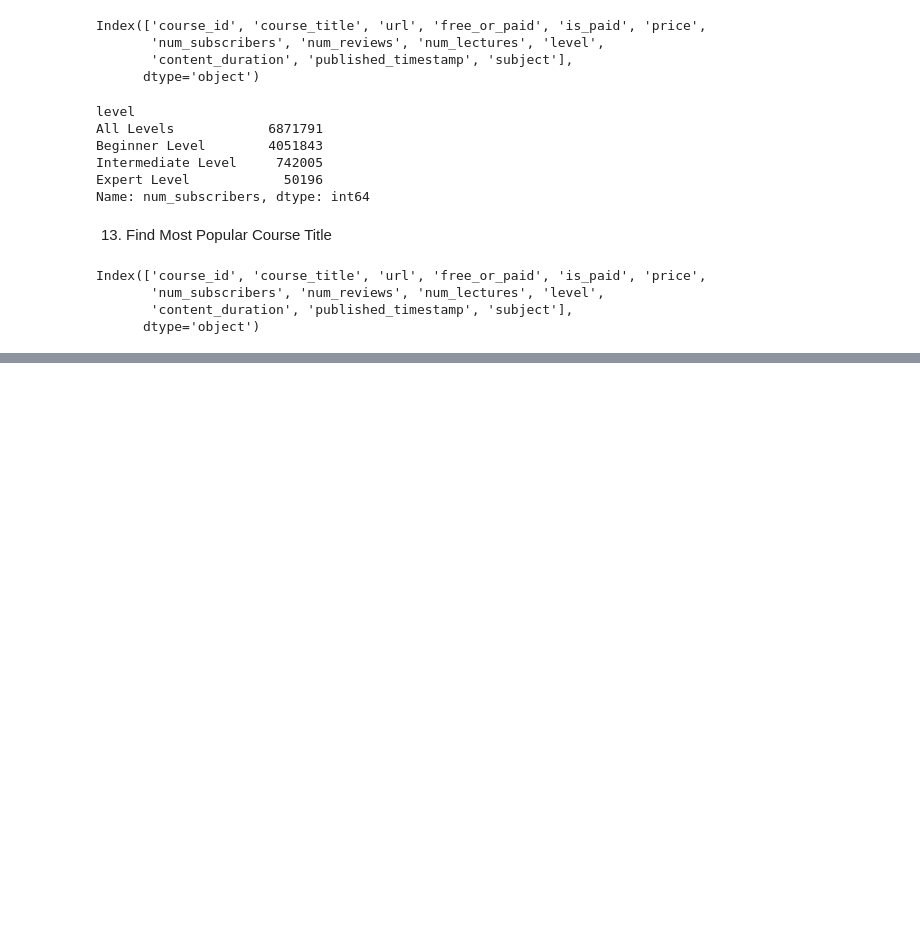
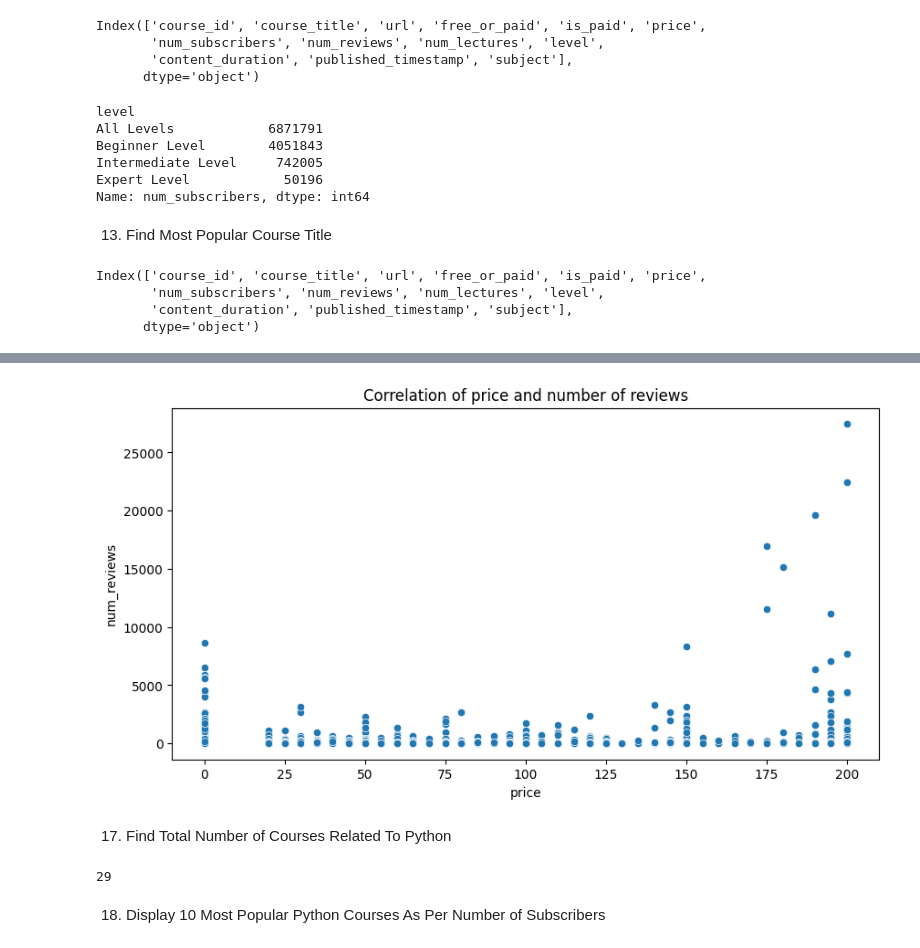
Before and after one commit to MNO-proA/Udemy_courses-case-study-Pandas_Matplotlib_Seaborn_Numpy, a Jupyter notebook: Udemy.ipynb, the cells around one changed output, grey strips where cells are left out. Cells and saved outputs as stored; diff of their text form; code cells hidden in the pictures; blank space fills up the shorter version.

```diff
--- a/Udemy.ipynb
+++ b/Udemy.ipynb
@@ -261,0 +310,14 @@ Name: num_subscribers, Length: 3663, dtype: int64
+# %%
+plt.title("Correlation of price and number of reviews")
+sns.scatterplot(data=df, x=df["price"], y=df["num_reviews"]);
+# %% [output]
+[figure, added]
+# %% [markdown]
+17. Find Total Number of Courses Related To Python
+# %%
+filt = df["course_title"].str.contains("python", case=False)
+len(df[filt])
+# %% [output]
+29
+# %% [markdown]
+18. Display 10 Most Popular Python Courses As Per Number of Subscribers
```
Also changed, not shown: parts of 22 cells of this notebook.
